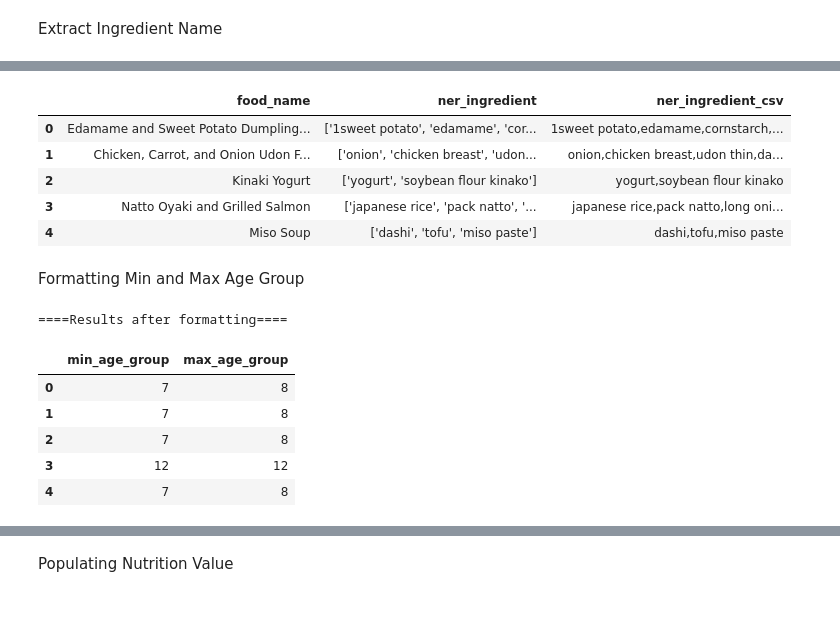
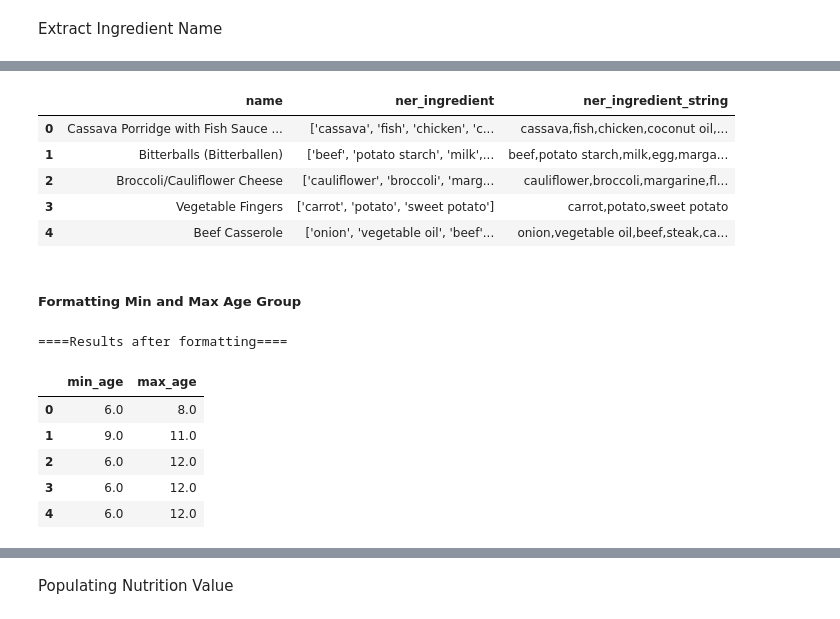
Before and after one commit to itshelena07/baby_food_recom_ai, a Jupyter notebook: 01_DataPreprocessing/pre-processing.ipynb, the cells around one changed output, grey strips where cells are left out. Drawn from its saved outputs; the diff is of its cells as text; code cells hidden in the pictures.

```diff
--- a/01_DataPreprocessing/pre-processing.ipynb
+++ b/01_DataPreprocessing/pre-processing.ipynb
@@ -437,7 +342,7 @@ import openpyxl
 import os
 
 # Load the workbook
-workbook = openpyxl.load_workbook('cleaned_ner.xlsx')
+workbook = openpyxl.load_workbook('1st_dataset.xlsx')
 
 # Select the active worksheet
 worksheet = workbook["Sheet1"]
@@ -480,6 +385,6 @@ Dataset shape: (1182, 26)
 # %%
 #drop data if imporant columns are empty
-important_columns = ['food_name', 'ingredient', 'ner_ingredient', 'instructions', 'recipe_link']
+important_columns = ['name', 'ingredients', 'ner_ingredient', 'instructions', 'recipe_link']
 for col in df.columns:
     if col in important_columns:
         null_count = df[col].isnull().sum()
@@ -512,36 +417,35 @@ Reformatting NER Ingredient
 # %%
 import ast
+import re
+
 
 def format_ner_ingredient(df):
     # First ensure ner_ingredient is properly parsed as a list
     df['ner_ingredient_list'] = df['ner_ingredient'].apply(
         lambda x: ast.literal_eval(x) if isinstance(x, str) and x.strip().startswith('[') else
                  x if isinstance(x, list) else
                  [str(x)] if x else []
     )
 
     # Convert list to comma-separated string
-    df['ner_ingredient_csv'] = df['ner_ingredient_list'].apply(
+    df['ner_ingredient_string'] = df['ner_ingredient_list'].apply(
         lambda x: ','.join(str(item) for item in x) if isinstance(x, list) else ''
     )
-
-    # Replace the original column with the CSV format if needed
-    # df['ner_ingredient'] = df['ner_ingredient_csv']
 
     return df
 
 # Apply the function
 df = format_ner_ingredient(df)
 
 # Display the results
-df[['food_name', 'ner_ingredient', 'ner_ingredient_csv']].head()
+df[['name', 'ner_ingredient', 'ner_ingredient_string']].head()
 # %% [output]
-|  | food_name | ner_ingredient | ner_ingredient_csv |
-| 0 | Edamame and Sweet Potato Dumpling... | ['1sweet potato', 'edamame', 'cor... | 1sweet potato,edamame,cornstarch,... |
-| 1 | Chicken, Carrot, and Onion Udon F... | ['onion', 'chicken breast', 'udon... | onion,chicken breast,udon thin,da... |
-| 2 | Kinaki Yogurt | ['yogurt', 'soybean flour kinako'] | yogurt,soybean flour kinako |
-| 3 | Natto Oyaki and Grilled Salmon | ['japanese rice', 'pack natto', '... | japanese rice,pack natto,long oni... |
-| 4 | Miso Soup | ['dashi', 'tofu', 'miso paste'] | dashi,tofu,miso paste |
+|  | name | ner_ingredient | ner_ingredient_string |
+| 0 | Cassava Porridge with Fish Sauce ... | ['cassava', 'fish', 'chicken', 'c... | cassava,fish,chicken,coconut oil,... |
+| 1 | Bitterballs (Bitterballen) | ['beef', 'potato starch', 'milk',... | beef,potato starch,milk,egg,marga... |
+| 2 | Broccoli/Cauliflower Cheese | ['cauliflower', 'broccoli', 'marg... | cauliflower,broccoli,margarine,fl... |
+| 3 | Vegetable Fingers | ['carrot', 'potato', 'sweet potato'] | carrot,potato,sweet potato |
+| 4 | Beef Casserole | ['onion', 'vegetable oil', 'beef'... | onion,vegetable oil,beef,steak,ca... |
 # %%
 import sys
 import os
@@ -550,7 +454,7 @@ import os
 processing_dir = os.path.join(os.getcwd(), "preprocessing_techniques")
 sys.path.append(processing_dir)
 # %% [markdown]
-<p>Formatting Min and Max Age Group</p>
+##### **Formatting Min and Max Age Group**
 # %%
 #ensure the min and max age only contain integers
 import re
@@ -563,19 +467,19 @@ def format_age(value):
         return int(match.group())
     return None
 
-df['min_age_group'] = df['min_age_group'].apply(format_age)
-df['max_age_group'] = df['max_age_group'].apply(format_age)
+df['min_age'] = df['min_age'].apply(format_age)
+df['max_age'] = df['max_age'].apply(format_age)
 
 print("====Results after formatting====")
-df[['min_age_group','max_age_group']].head()
+df[['min_age','max_age']].head()
 # %% [output]
 ====Results after formatting====
-|  | min_age_group | max_age_group |
-| 0 | 7 | 8 |
-| 1 | 7 | 8 |
-| 2 | 7 | 8 |
-| 3 | 12 | 12 |
-| 4 | 7 | 8 |
+|  | min_age | max_age |
+| 0 | 6.0 | 8.0 |
+| 1 | 9.0 | 11.0 |
+| 2 | 6.0 | 12.0 |
+| 3 | 6.0 | 12.0 |
+| 4 | 6.0 | 12.0 |
 # %%
 # Now you can import age_label from mapper
 from mappers.age_label import age_rules
```
Also changed, not shown: parts of 138 cells of this notebook.
